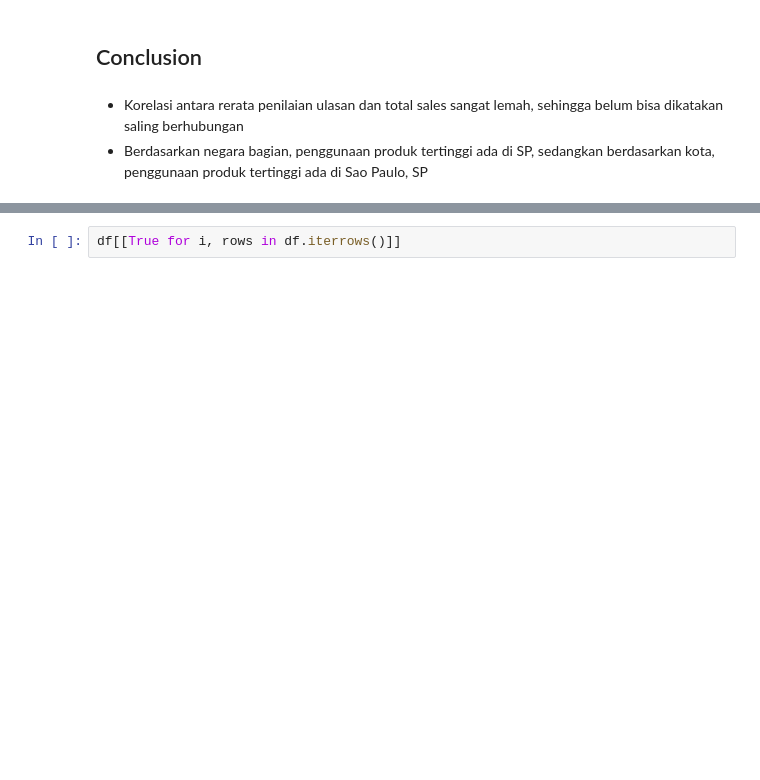
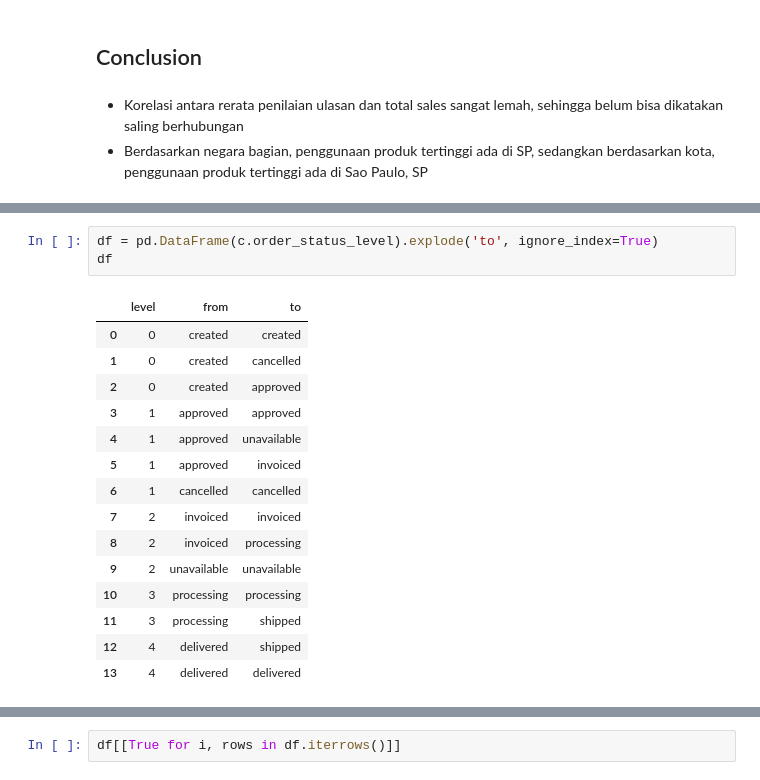
Before and after one commit to nairkivm/e-commerce-public-data-project, a Jupyter notebook: Proyek_Analisis_Data.ipynb, the cells around one changed output, grey strips where cells are left out. Saved outputs shown, nothing was run; the diff lists cells and outputs as text; blank space fills up the shorter version.

```diff
--- a/Proyek_Analisis_Data.ipynb
+++ b/Proyek_Analisis_Data.ipynb
@@ -870,0 +888,19 @@ df = pd.DataFrame({'a':[1,0,3],'b':[1,2,5]})
+# %%
+df = pd.DataFrame(c.order_status_level).explode('to', ignore_index=True)
+df
+# %% [output]
+|  | level | from | to |
+| 0 | 0 | created | created |
+| 1 | 0 | created | cancelled |
+| 2 | 0 | created | approved |
+| 3 | 1 | approved | approved |
+| 4 | 1 | approved | unavailable |
+| 5 | 1 | approved | invoiced |
+| 6 | 1 | cancelled | cancelled |
+| 7 | 2 | invoiced | invoiced |
+| 8 | 2 | invoiced | processing |
+| 9 | 2 | unavailable | unavailable |
+| 10 | 3 | processing | processing |
+| 11 | 3 | processing | shipped |
+| 12 | 4 | delivered | shipped |
+| 13 | 4 | delivered | delivered |
```
Also changed, not shown: parts of 16 cells of this notebook, 4 other files.
